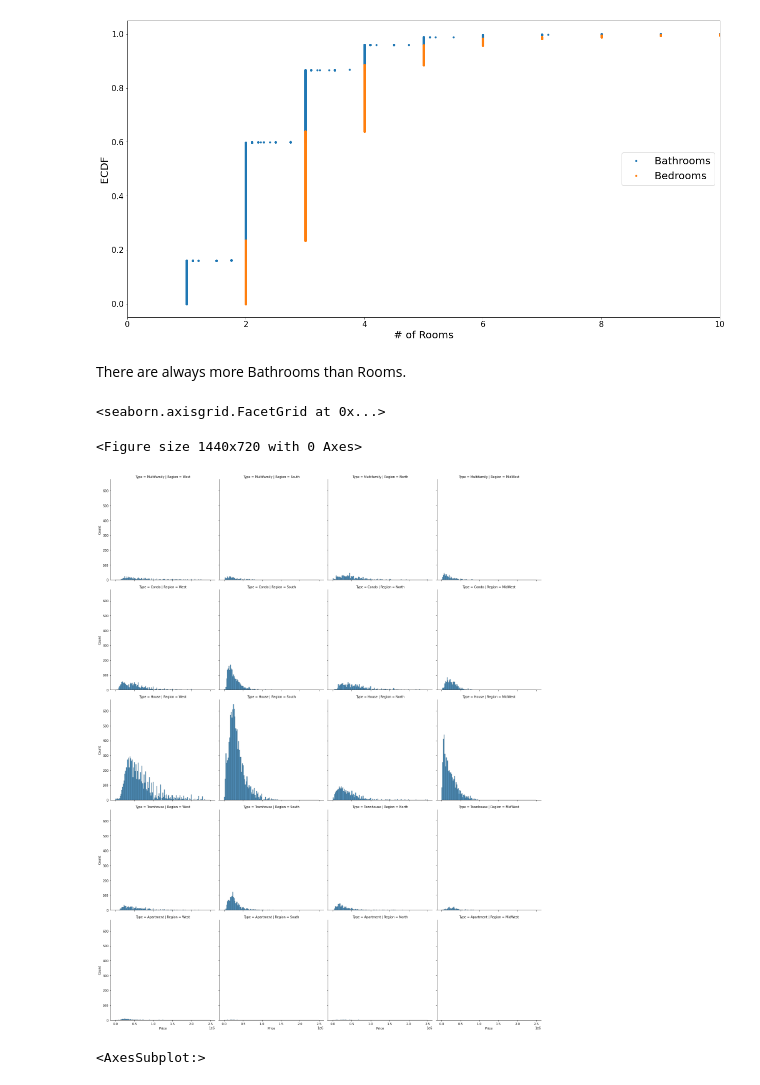
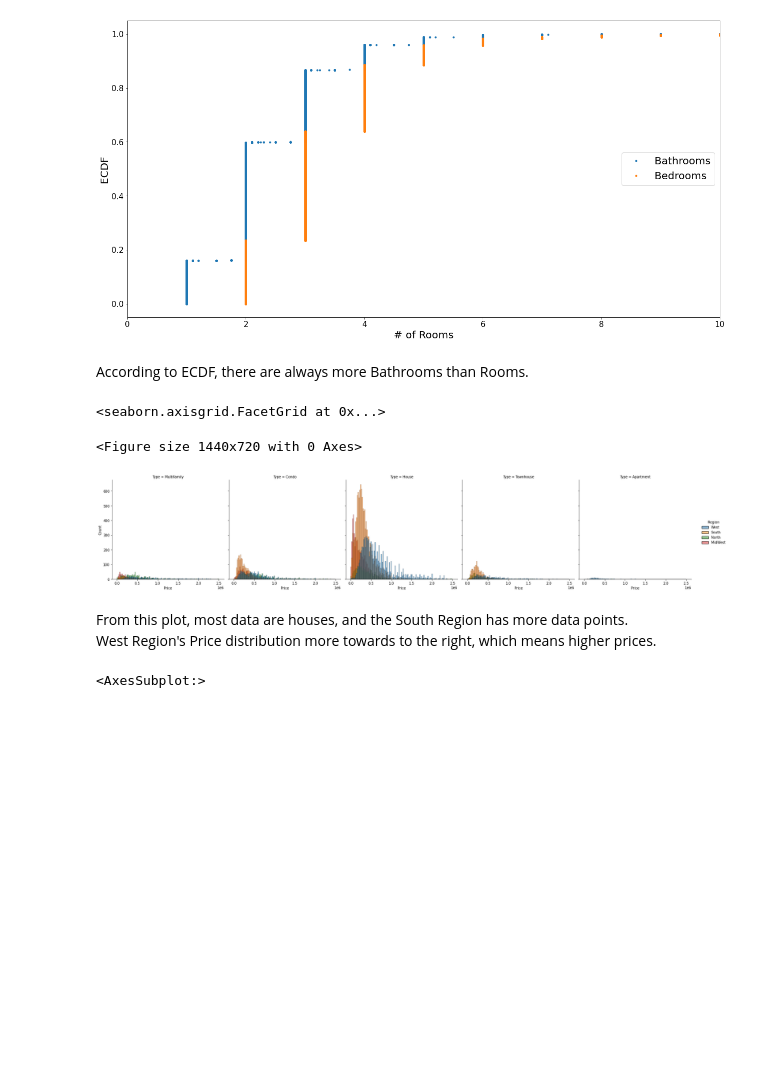
Before and after one commit to StockJanitor/CIS41_Project, a Jupyter notebook: CIS41_Project.ipynb, the cells around one changed output. Saved outputs shown, nothing was run; the diff lists cells and outputs as text; code cells hidden in the pictures; blank space fills up the shorter version.

```diff
--- a/CIS41_Project.ipynb
+++ b/CIS41_Project.ipynb
@@ -803,14 +817,17 @@ plt.show()
 # %% [output]
 [figure]
 # %% [markdown]
-There are always more Bathrooms than Rooms.
+According to ECDF, there are always more Bathrooms than Rooms.
 # %%
+# Distribution plot of Prices divide into type of houses, hue of region.
 plt.figure(figsize=(20,10))
-sns.displot(house_df,x='Price',col='Region',row='Type')
+sns.displot(house_df,x='Price',col='Type', hue='Region')
 # %% [output]
 <seaborn.axisgrid.FacetGrid at 0x...>
 <Figure size 1440x720 with 0 Axes>
-[figure, old version]
+[figure, new version]
+# %% [markdown]
+From this plot, most data are houses, and the South Region has more data points. <br>West Region's Price distribution more towards to the right, which means higher prices.
 # %%
 # Countplot by state, how many data we have for each state
 plt.figure(figsize=(20,10))
```
Also changed, not shown: parts of 24 cells of this notebook.
